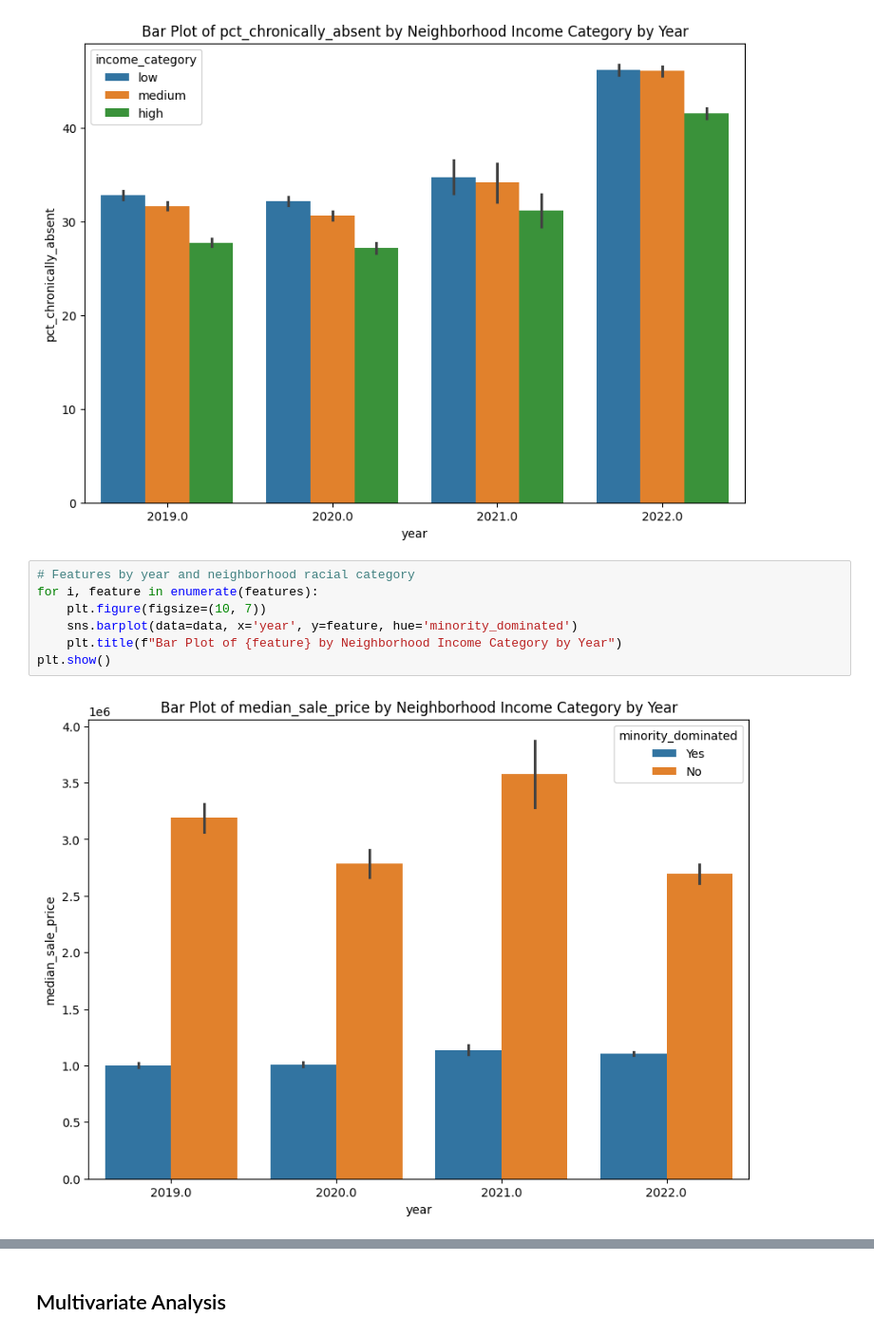
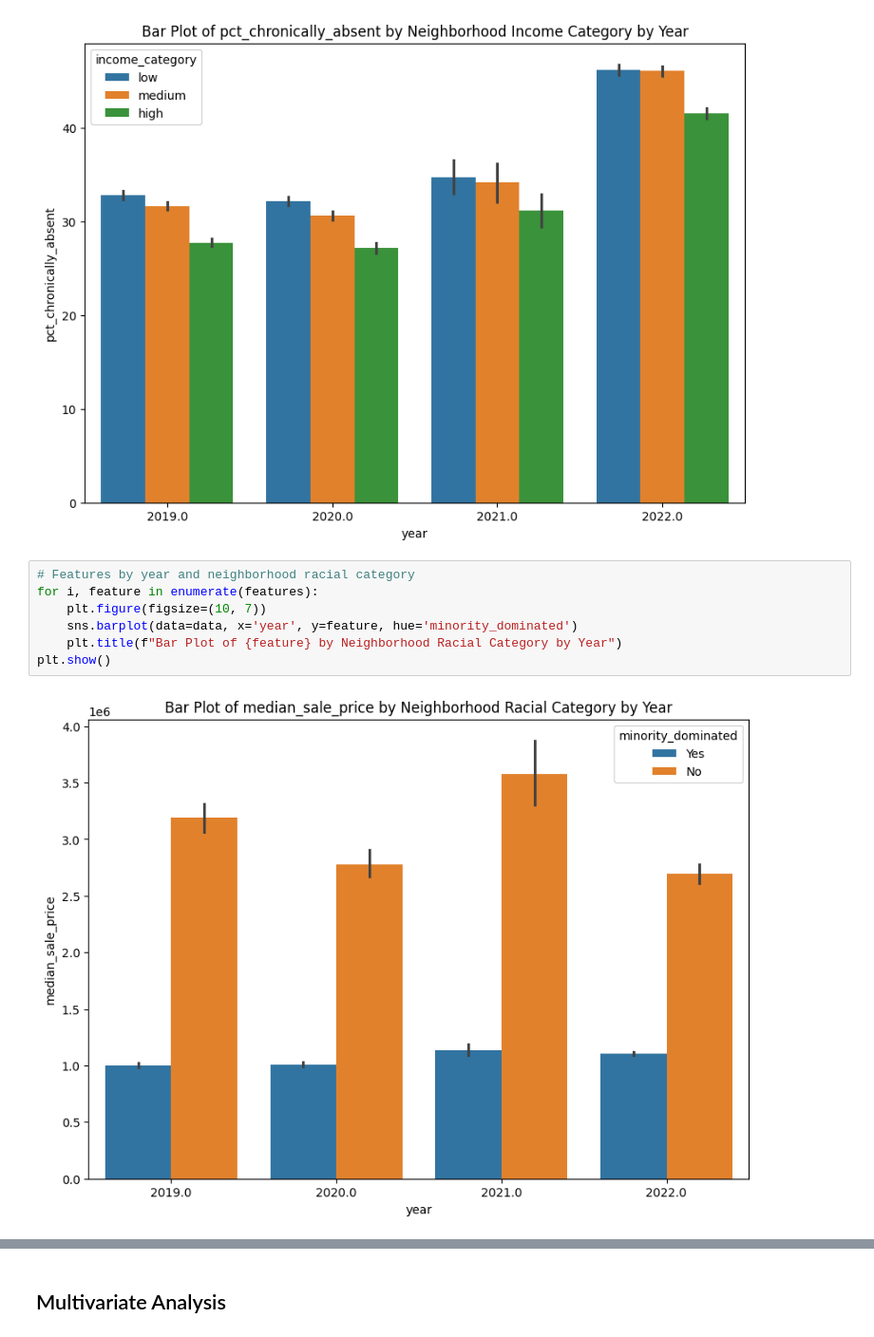
Before and after one commit to NakaFrozn/si618_final_project, a Jupyter notebook: Final_project_Step2.ipynb, the cells around one changed output, grey strips where cells are left out. Shown at 95% size. Saved outputs shown, nothing was run; the diff lists cells and outputs as text.

```diff
--- a/Final_project_Step2.ipynb
+++ b/Final_project_Step2.ipynb
@@ -601,9 +601,9 @@ plt.show()
 # %%
 # Features by year and neighborhood racial category
 for i, feature in enumerate(features):
     plt.figure(figsize=(10, 7))
     sns.barplot(data=data, x='year', y=feature, hue='minority_dominated')
-    plt.title(f"Bar Plot of {feature} by Neighborhood Income Category by Year")
+    plt.title(f"Bar Plot of {feature} by Neighborhood Racial Category by Year")
 plt.show()
 # %% [output]
-[figure, old version]
+[figure, new version]
```
Also changed, not shown: parts of 6 cells of this notebook.
